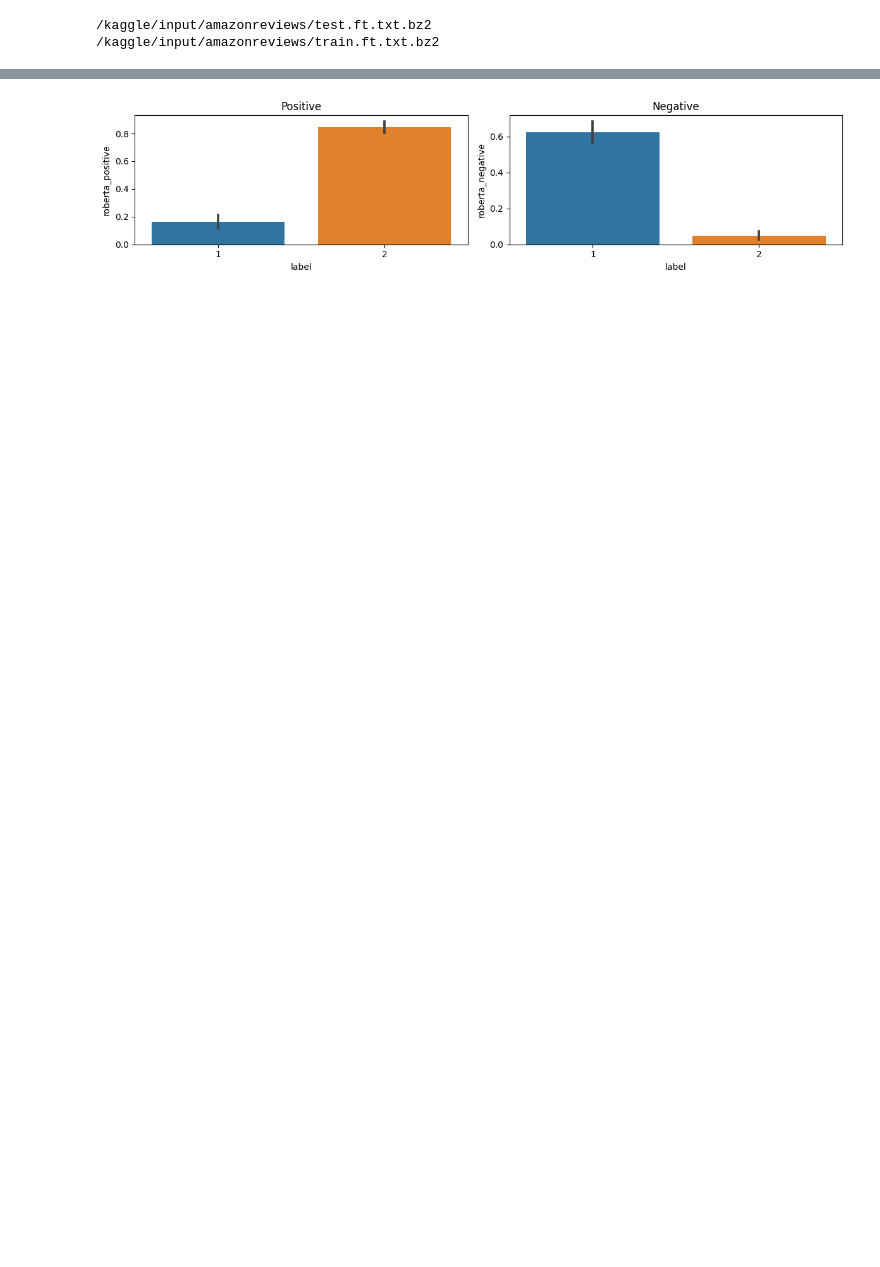
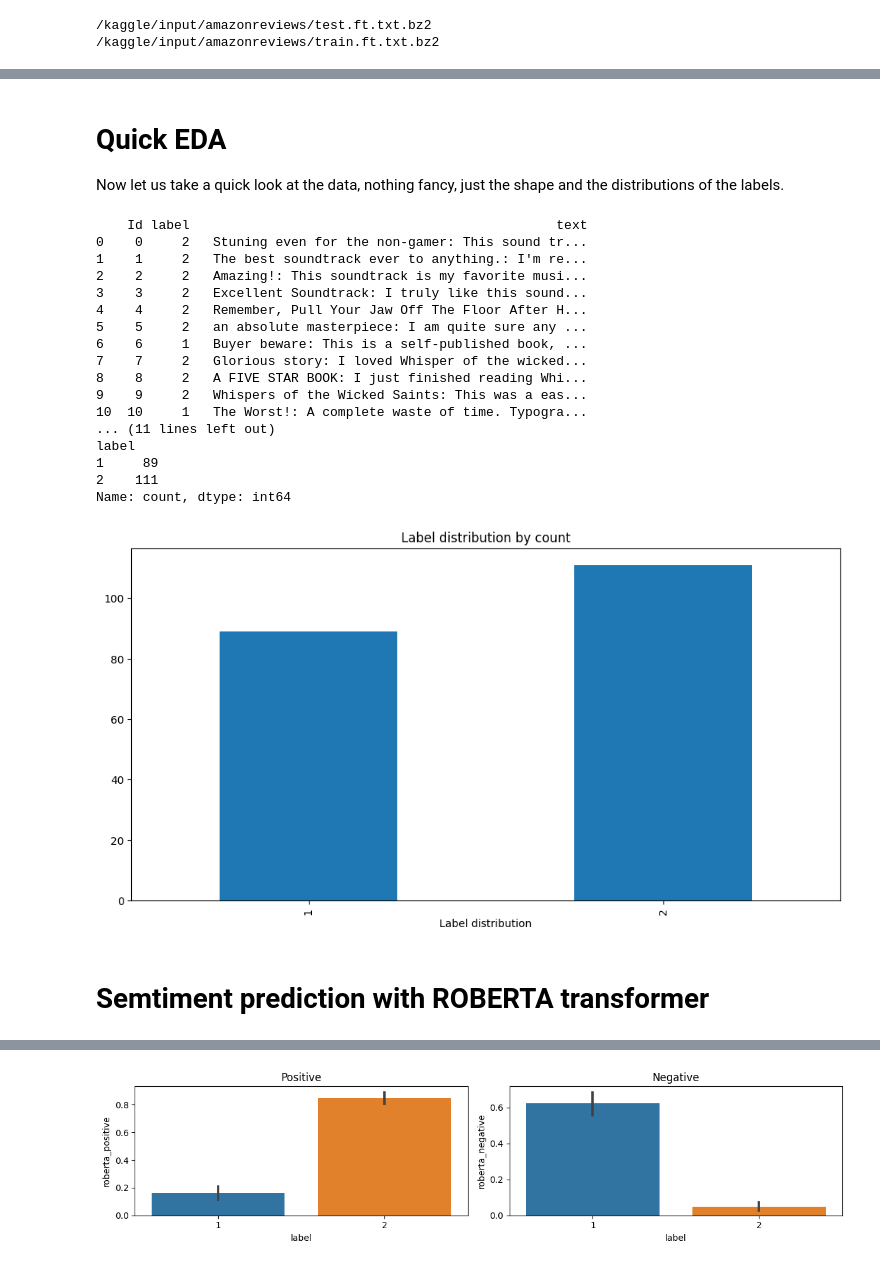
Before and after one commit to comanitza/machine-learning, a Jupyter notebook: notebooks/sentiment-analysis-with-hugging-face-transformers.ipynb, the cells around one changed output, grey strips where cells are left out. Cells and saved outputs as stored; diff of their text form; code cells hidden in the pictures; blank space fills up the shorter version.

Commit message:
Kaggle Notebook | Sentiment Analysis with Hugging Face Transformers | Version 2

```diff
--- a/notebooks/sentiment-analysis-with-hugging-face-transformers.ipynb
+++ b/notebooks/sentiment-analysis-with-hugging-face-transformers.ipynb
@@ -41,0 +55,61 @@ pd.set_option('expand_frame_repr', False)
+# %%
+NUMBER_OF_LINES = 200
+
+data = {}
+
+for i, line in enumerate(bz2.open("/kaggle/input/amazonreviews/train.ft.txt.bz2", "rt", encoding="utf8")):
+
+    if i == NUMBER_OF_LINES:
+        break
+
+    # label 1 is negativ and label 2 is positive
+    label = 1 if line[:10] == "__label__1" else 2
+    text = line[10:]
+
+    localResult = {
+        "label": label,
+        "text": text
+    }
+
+    data[i] = localResult
+
+
+df = pd.DataFrame(data).T
+df = df.reset_index().rename(columns= {"index": "Id"})
+# %% [markdown]
+# Quick EDA
+Now let us take a quick look at the data, nothing fancy, just the shape and the distributions of the labels.
+# %%
+print(df.head(20))
+
+print("the shape of the data", df.shape)
+
+print("unique labels", df["label"].unique())
+
+valueCounts = df["label"].value_counts().sort_index()
+print(valueCounts)
+
+ax = valueCounts.plot(kind="bar", title="Label distribution by count", figsize=(12, 6))
+ax.set_xlabel("Label distribution")
+plt.show()
+# %% [output]
+    Id label                                               text
+0    0     2   Stuning even for the non-gamer: This sound tr...
+1    1     2   The best soundtrack ever to anything.: I'm re...
+2    2     2   Amazing!: This soundtrack is my favorite musi...
+3    3     2   Excellent Soundtrack: I truly like this sound...
+4    4     2   Remember, Pull Your Jaw Off The Floor After H...
+5    5     2   an absolute masterpiece: I am quite sure any ...
+6    6     1   Buyer beware: This is a self-published book, ...
+7    7     2   Glorious story: I loved Whisper of the wicked...
+8    8     2   A FIVE STAR BOOK: I just finished reading Whi...
+9    9     2   Whispers of the Wicked Saints: This was a eas...
+10  10     1   The Worst!: A complete waste of time. Typogra...
+... (11 lines left out)
+label
+1     89
+2    111
+Name: count, dtype: int64
+[figure, added]
+# %% [markdown]
+# Semtiment prediction with ROBERTA transformer
```
Also changed, not shown: parts of 16 cells of this notebook.
